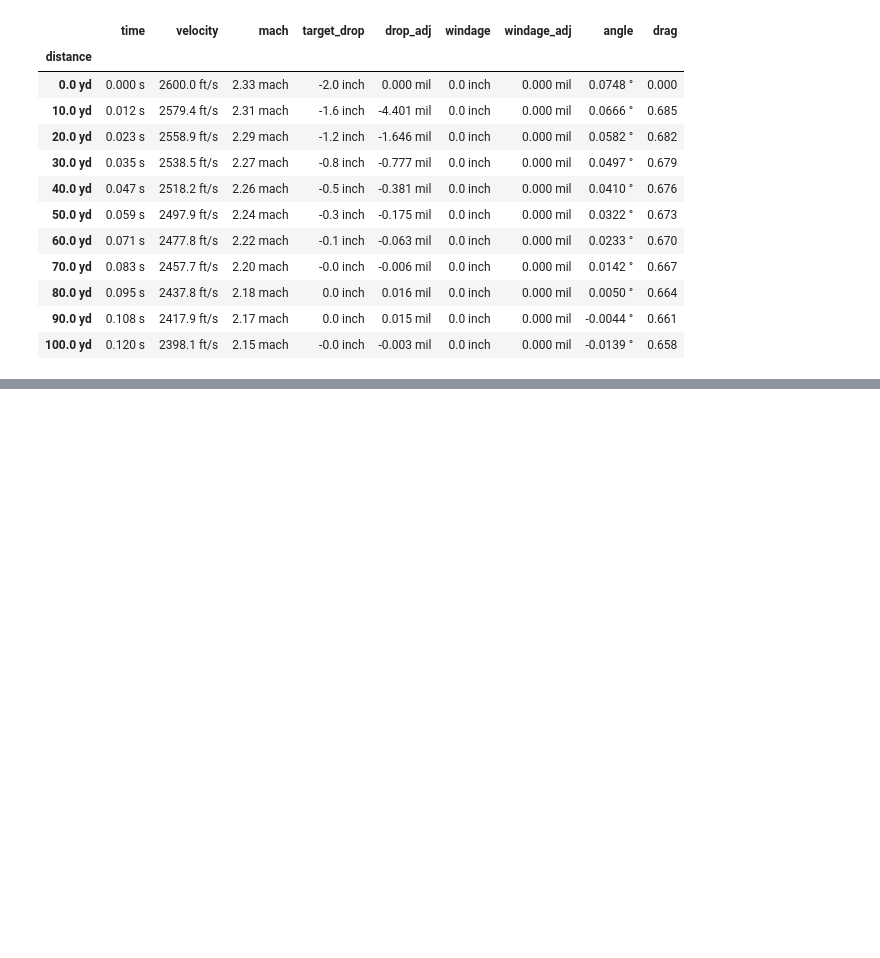
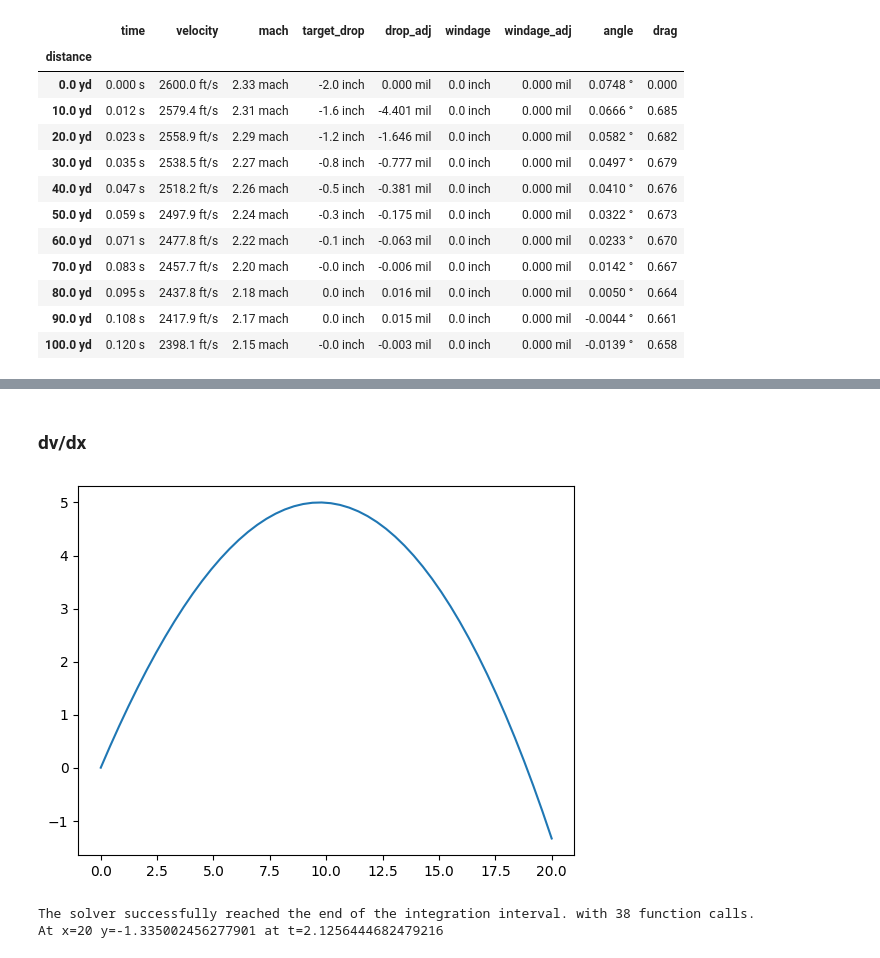
Before and after one commit to dbookstaber/py_ballistics, a Jupyter notebook: CalcStudies.ipynb, the cells around one changed output, grey strips where cells are left out. Drawn from its saved outputs; the diff is of its cells as text; code cells hidden in the pictures; blank space fills up the shorter version.

```diff
--- a/CalcStudies.ipynb
+++ b/CalcStudies.ipynb
@@ -97,0 +240,32 @@ Running RK4 dx integration...
+# %% [markdown]
+### dv/dx
+# %%
+# y = [t, y, vx, vy]
+def f(x: float, d):  # dv/dx
+    """Right-hand side of the differential equation."""
+    vx = d[2]
+    speed = np.sqrt(vx**2+d[3]**2)
+    return np.array([1/vx, d[3]/vx, -0.05 * speed / vx, -10 / vx])
+
+# Initial conditions: v in m/s
+y0 = np.array([0, 0, 10, 10])
+
+# x span
+x_span = [0, 20]
+
+# Solve the IVP
+sol = solve_ivp(f, x_span, y0, dense_output=True)
+
+# Plot the solution
+import matplotlib.pyplot as plt
+x = np.linspace(0,20,50)
+z = sol.sol(x)
+#plt.plot(sol.y[0], sol.y[1])
+plt.plot(x, z[1])
+plt.show()
+print(f'{sol.message} with {sol.nfev} function calls.')
+print(f'At x={x_span[1]} y={sol.y[1][-1]} at t={sol.y[0][-1]}')
+# %% [output]
+[figure, added]
+The solver successfully reached the end of the integration interval. with 38 function calls.
+At x=20 y=-1.335002456277901 at t=2.1256444682479216
```
Also changed, not shown: parts of 11 cells of this notebook, 2 other files.
